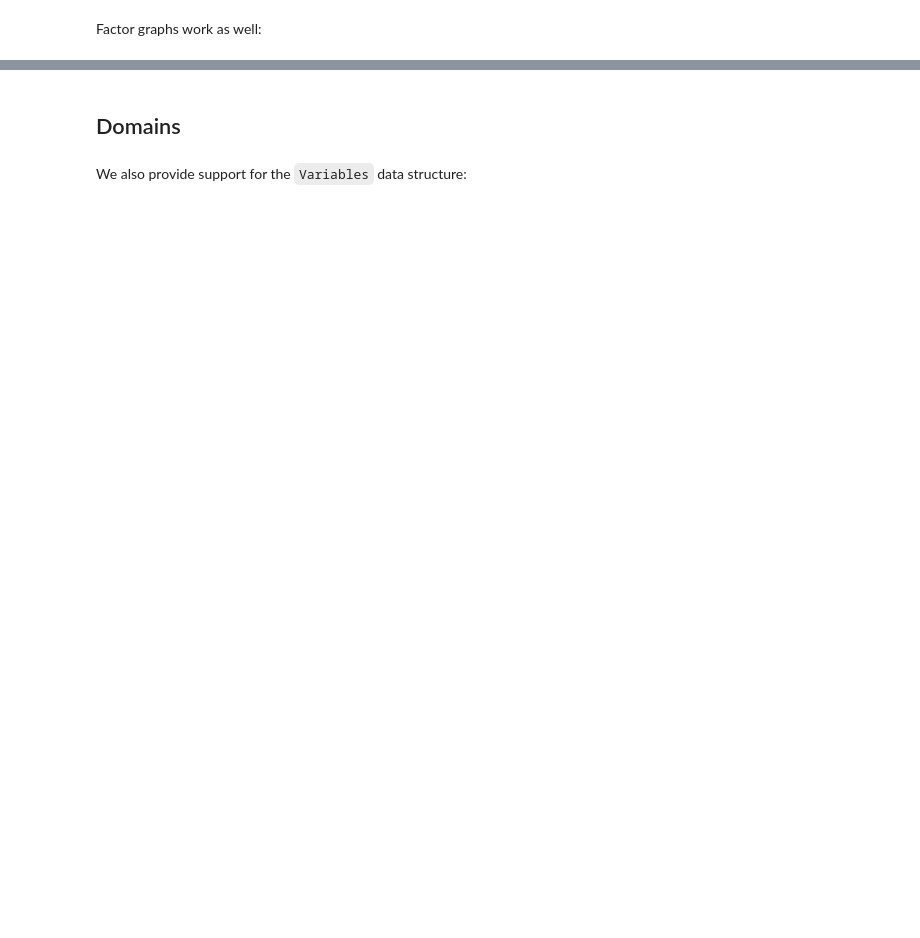
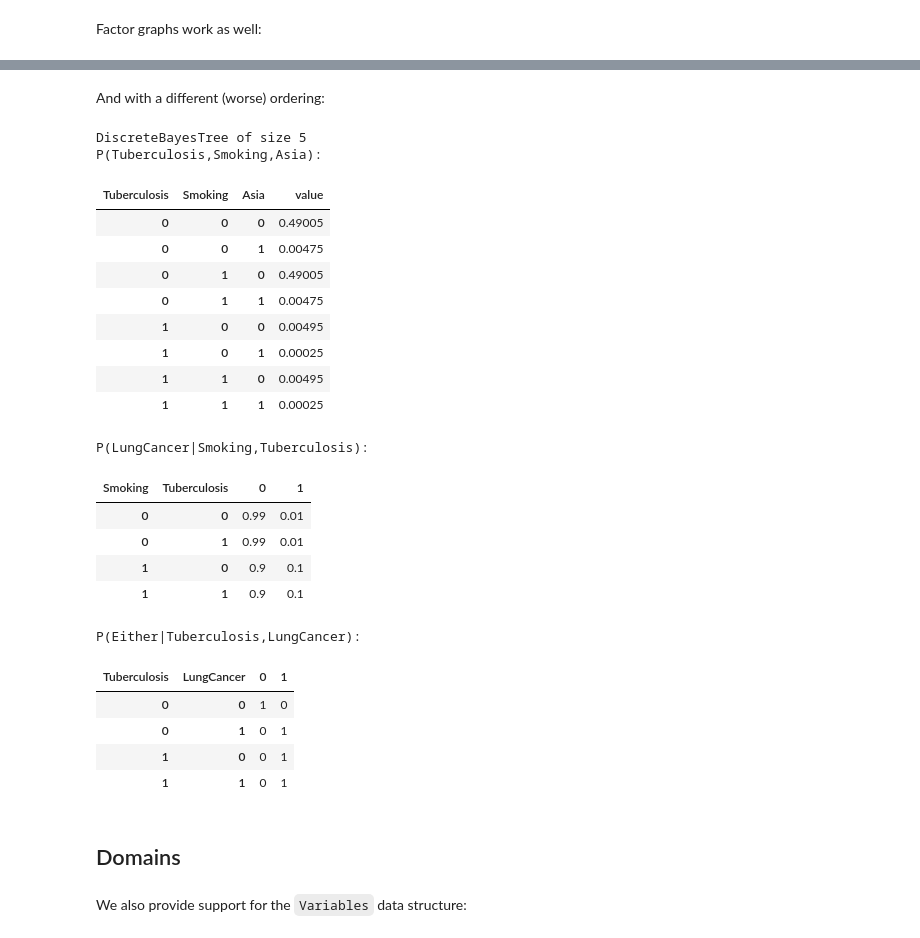
Before and after one commit to gtbook/gtbook, a Jupyter notebook: display.ipynb, the cells around one changed output, grey strips where cells are left out. Drawn from its saved outputs; the diff is of its cells as text; code cells hidden in the pictures; blank space fills up the shorter version.

```diff
--- a/display.ipynb
+++ b/display.ipynb
@@ -130,24 +115,24 @@ However, to provide optional arguments, we have to resort to a similar trick:
 # %%
 # export
 class pretty:
-    """Render an object as markdown with optional arguments."""
+    """Render an object as html with optional arguments."""
 
     def __init__(self, obj, *args):
         if args and isinstance(args[0], Variables):
             assert len(args) == 1, "Variables must be only argument."
             variables = args[0]
             if isinstance(obj, gtsam.DiscreteValues):
-                self._md = variables.values_markdown(obj)
+                self._md = variables.values_html(obj)
             else:
-                self._md = obj._repr_markdown_(
+                self._md = obj._repr_html_(
                     variables.keyFormatter(), variables.names())
         else:
             if isinstance(obj, gtsam.DiscreteValues):
                 self._md = f"{obj}"
             else:
-                self._md = obj._repr_markdown_(*args)
+                self._md = obj._repr_html_(*args)
 
-    def _repr_markdown_(self):
+    def _repr_html_(self):
         return self._md
 # %%
 pretty(bayesNet, keyFormatter)
@@ -208,0 +179,4 @@ factor 0:
+# %%
+fg = DiscreteFactorGraph(bayesNet)
+bt = fg.eliminateMultifrontal()
+pretty(bt, keyFormatter)
@@ -209,3 +199,38 @@ factor 0:
+# %% [markdown]
+And with a different (worse) ordering:
+# %%
+ordering = gtsam.Ordering()
+ordering.push_back(Either[0])
+ordering.push_back(LungCancer[0])
+ordering.push_back(Tuberculosis[0])
+ordering.push_back(Smoking[0])
+ordering.push_back(Asia[0])
+bt2 = fg.eliminateMultifrontal(ordering)
+pretty(bt2, keyFormatter)
+# %% [output]
+DiscreteBayesTree of size 5
+P(Tuberculosis,Smoking,Asia):
+| Tuberculosis | Smoking | Asia | value |
+| 0 | 0 | 0 | 0.49005 |
+| 0 | 0 | 1 | 0.00475 |
+| 0 | 1 | 0 | 0.49005 |
+| 0 | 1 | 1 | 0.00475 |
+| 1 | 0 | 0 | 0.00495 |
+| 1 | 0 | 1 | 0.00025 |
+| 1 | 1 | 0 | 0.00495 |
+| 1 | 1 | 1 | 0.00025 |
+P(LungCancer|Smoking,Tuberculosis):
+| Smoking | Tuberculosis | 0 | 1 |
+| 0 | 0 | 0.99 | 0.01 |
+| 0 | 1 | 0.99 | 0.01 |
+| 1 | 0 | 0.9 | 0.1 |
+| 1 | 1 | 0.9 | 0.1 |
+P(Either|Tuberculosis,LungCancer):
+| Tuberculosis | LungCancer | 0 | 1 |
+| 0 | 0 | 1 | 0 |
+| 0 | 1 | 0 | 1 |
+| 1 | 0 | 0 | 1 |
+| 1 | 1 | 0 | 1 |
 # %% [markdown]
 ## Domains
 # %% [markdown]
```
Also changed, not shown: parts of 9 cells of this notebook, 8 other files.
